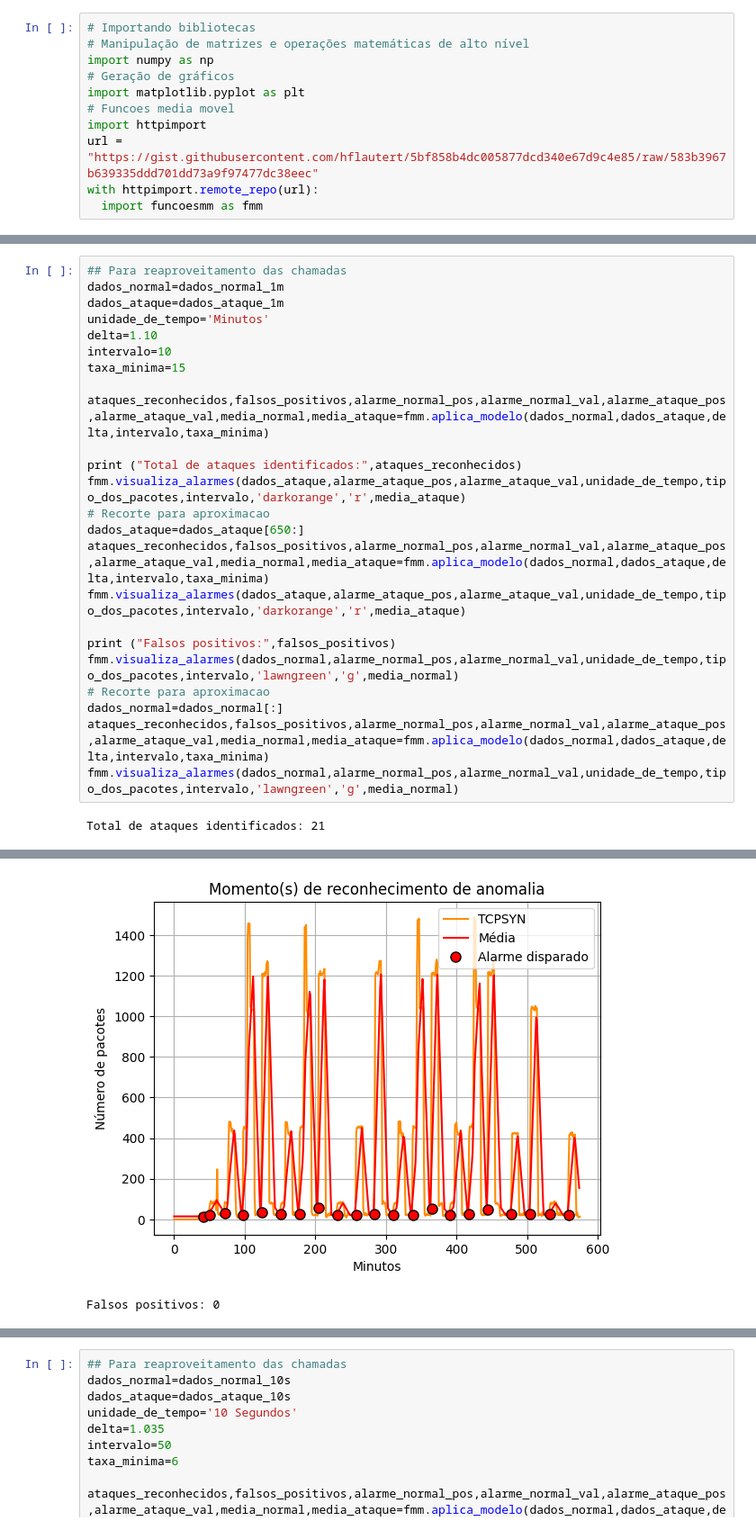
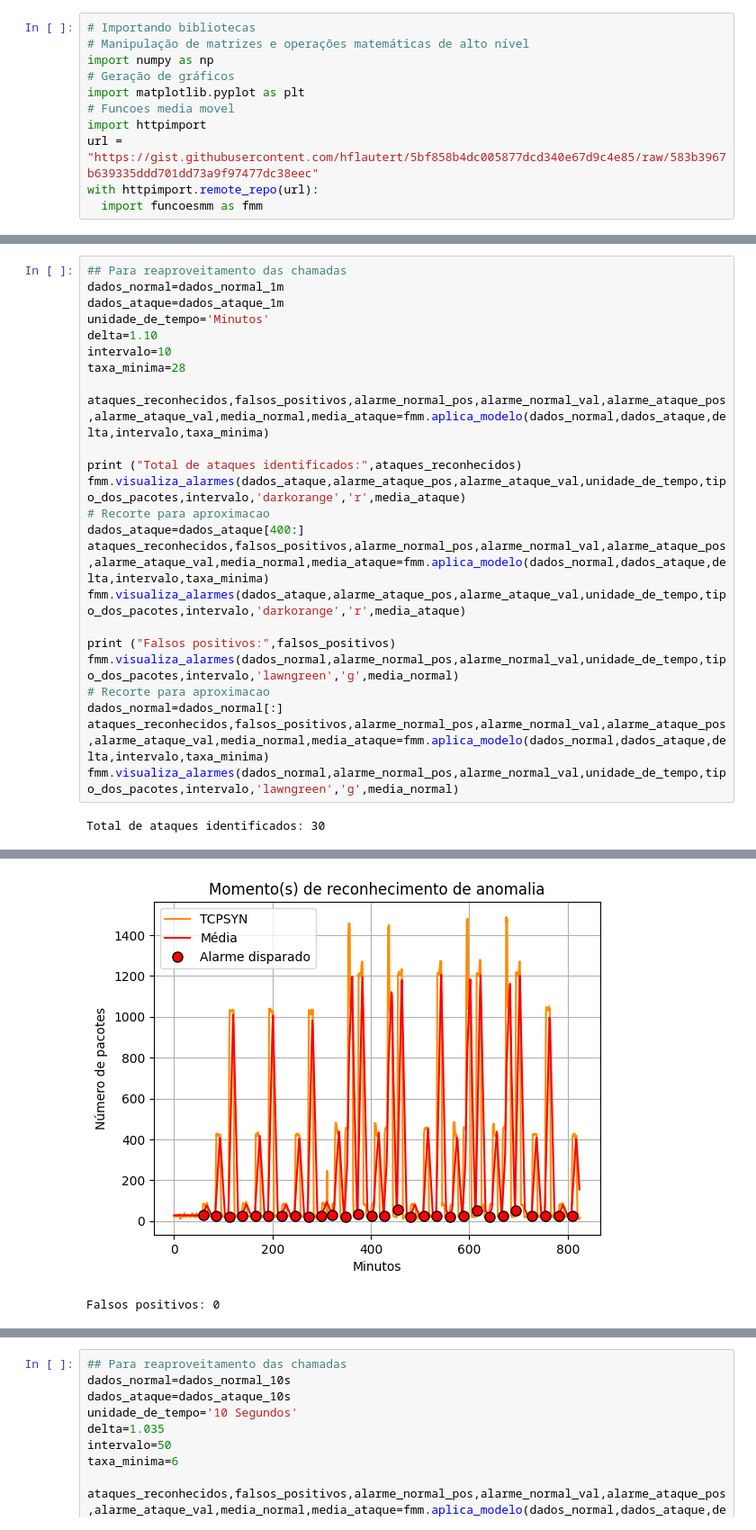
Before and after one commit to hflautert/AnomalyDetection, a Jupyter notebook: AnomaliaTCPSYN.ipynb, the cells around one changed output, grey strips where cells are left out. Shown at 90% size. Cells and saved outputs as stored; diff of their text form.

```diff
--- a/AnomaliaTCPSYN.ipynb
+++ b/AnomaliaTCPSYN.ipynb
@@ -69,14 +75,14 @@ dados_ataque=dados_ataque_1m
 unidade_de_tempo='Minutos'
 delta=1.10
 intervalo=10
-taxa_minima=15
+taxa_minima=28
 
 ataques_reconhecidos,falsos_positivos,alarme_normal_pos,alarme_normal_val,alarme_ataque_pos,alarme_ataque_val,media_normal,media_ataque=fmm.aplica_modelo(dados_normal,dados_ataque,delta,intervalo,taxa_minima)
 
 print ("Total de ataques identificados:",ataques_reconhecidos)
 fmm.visualiza_alarmes(dados_ataque,alarme_ataque_pos,alarme_ataque_val,unidade_de_tempo,tipo_dos_pacotes,intervalo,'darkorange','r',media_ataque)
 # Recorte para aproximacao
-dados_ataque=dados_ataque[650:]
+dados_ataque=dados_ataque[400:]
 ataques_reconhecidos,falsos_positivos,alarme_normal_pos,alarme_normal_val,alarme_ataque_pos,alarme_ataque_val,media_normal,media_ataque=fmm.aplica_modelo(dados_normal,dados_ataque,delta,intervalo,taxa_minima)
 fmm.visualiza_alarmes(dados_ataque,alarme_ataque_pos,alarme_ataque_val,unidade_de_tempo,tipo_dos_pacotes,intervalo,'darkorange','r',media_ataque)
 
@@ -87,4 +93,4 @@ dados_normal=dados_normal[:]
 ataques_reconhecidos,falsos_positivos,alarme_normal_pos,alarme_normal_val,alarme_ataque_pos,alarme_ataque_val,media_normal,media_ataque=fmm.aplica_modelo(dados_normal,dados_ataque,delta,intervalo,taxa_minima)
 fmm.visualiza_alarmes(dados_normal,alarme_normal_pos,alarme_normal_val,unidade_de_tempo,tipo_dos_pacotes,intervalo,'lawngreen','g',media_normal)
 # %% [output]
-Total de ataques identificados: 21
+Total de ataques identificados: 30
@@ -92,2 +98,2 @@ Total de ataques identificados: 21
-[figure, old version]
+[figure, new version]
 Falsos positivos: 0
```
Also changed, not shown: parts of 5 cells of this notebook.
